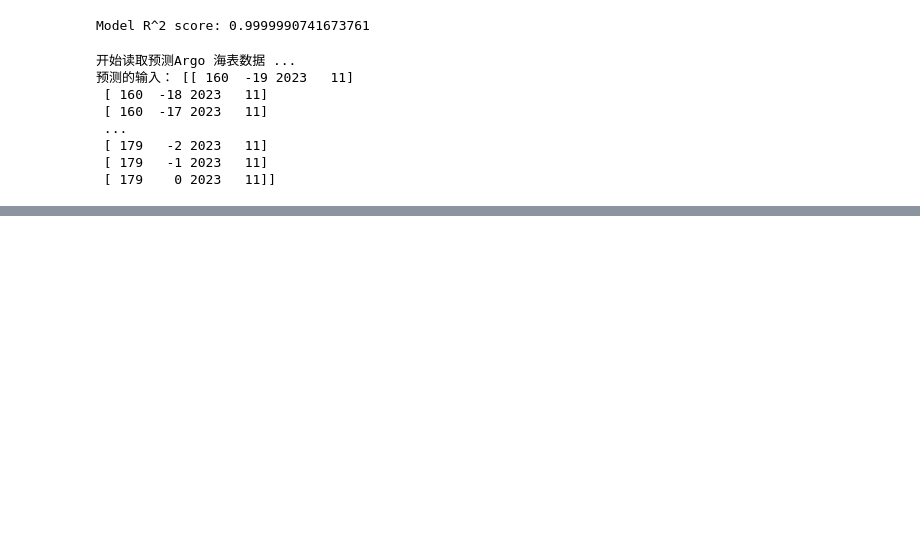
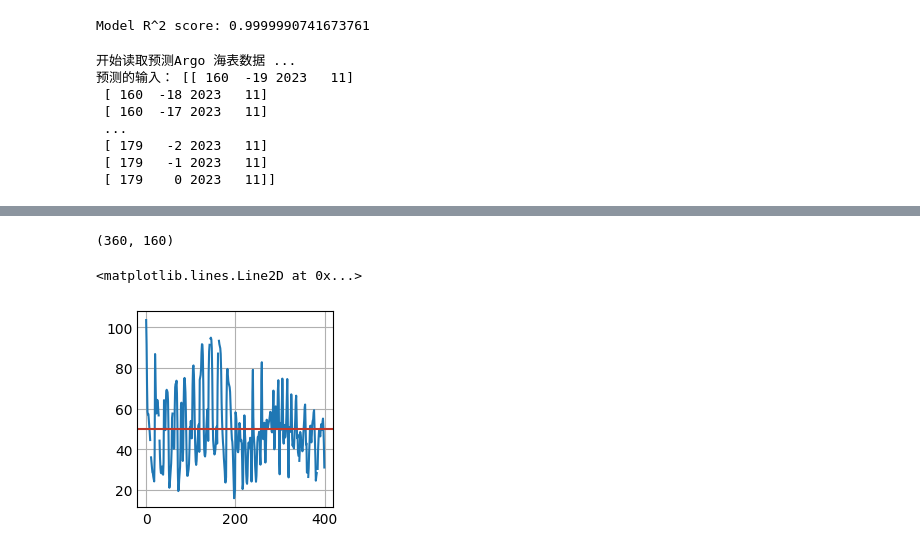
Before and after one commit to Yiliavv/3D-Ocean, a Jupyter notebook: src/rdf.ipynb, the cells around one changed output, grey strips where cells are left out. Cells and saved outputs as stored; diff of their text form; code cells hidden in the pictures; blank space fills up the shorter version.

```diff
--- a/src/rdf.ipynb
+++ b/src/rdf.ipynb
@@ -159,0 +183,17 @@ Log.d(f"所有层的的平均rmse：", average_rmse)
+# %%
+from matplotlib import cm # type: ignore
+import matplotlib.pyplot as plt # type: ignore
+from matplotlib.ticker import MultipleLocator # type: ignore
+
+# 绘制混合层深度分布图
+Log.i(mld.shape)
+
+mld = mld.reshape(360, 160)[160:180, 60:80].flatten()
+mean_mld = np.mean(mld)
+
+plt.plot(mld)
+plt.axhline(mean_mld, color='#c0392b')
+# %% [output]
+(360, 160)
+<matplotlib.lines.Line2D at 0x...>
+[figure, added]
```
Also changed, not shown: parts of 6 cells of this notebook, 6 other files.
